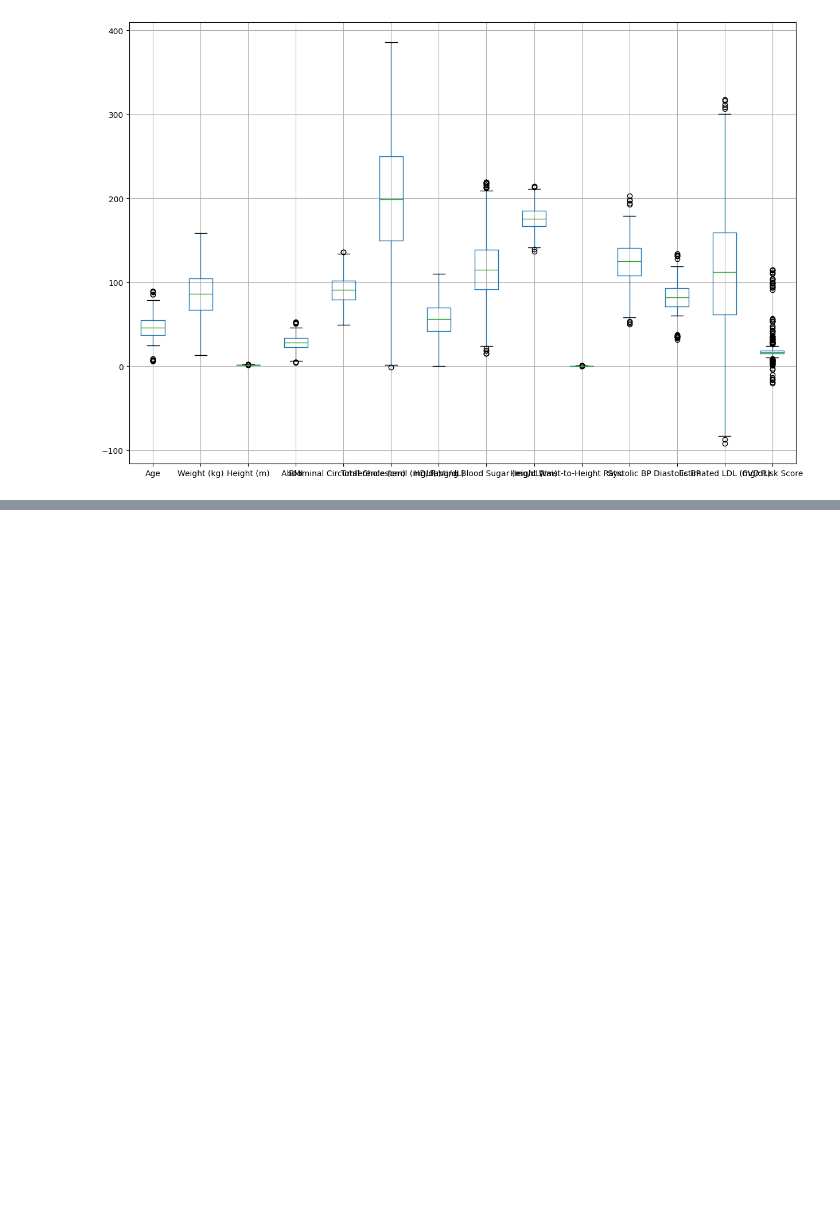
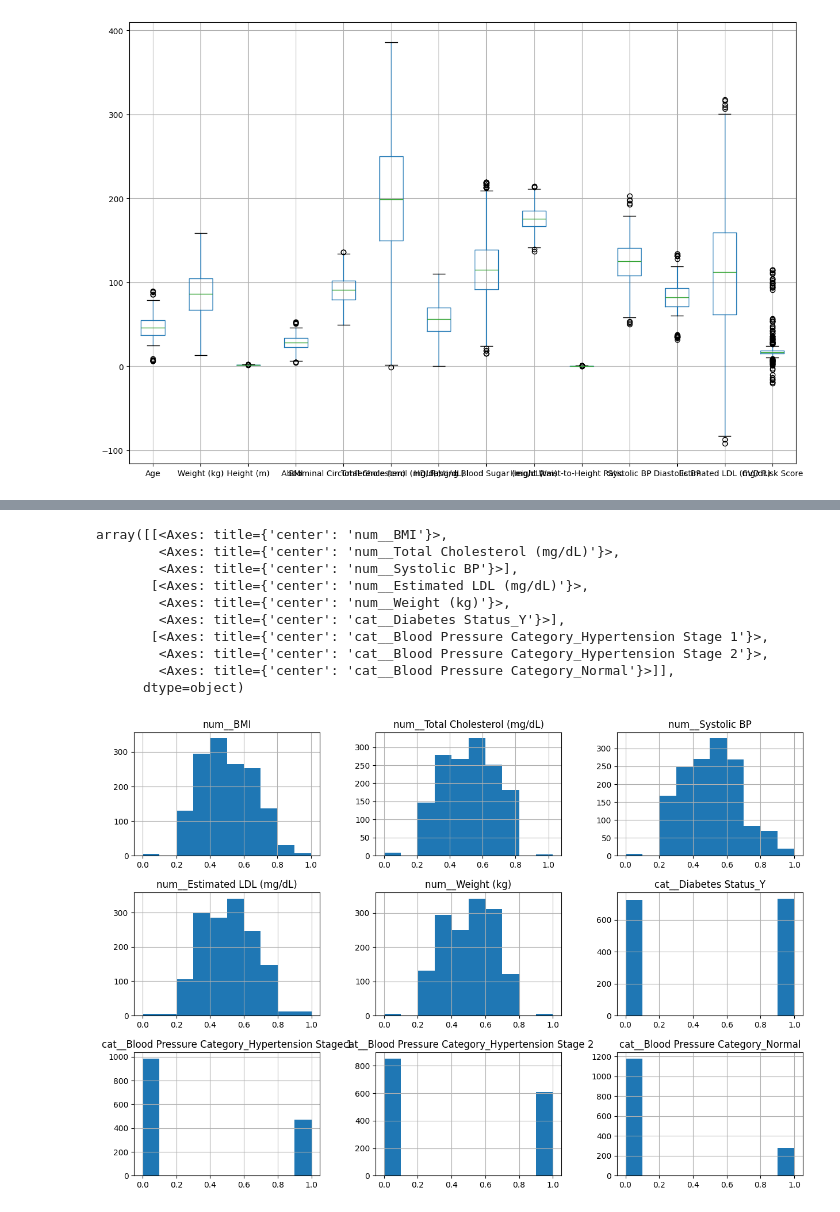
Before and after one commit to jeronimov10/Aprendizaje-en-maquina, a Jupyter notebook: Labs/lab1/lab1.ipynb, the cells around one changed output, grey strips where cells are left out. Cells and saved outputs as stored; diff of their text form; code cells hidden in the pictures; blank space fills up the shorter version.

```diff
--- a/Labs/lab1/lab1.ipynb
+++ b/Labs/lab1/lab1.ipynb
@@ -516,0 +468,7 @@ R2-score: 0.55
+# %%
+pipeline_modelo2 = Pipeline(steps=[
+    ('capping_outliers', capping_outliers_tr),
+    ('preprocesamiento', preprocessor_m2),
+])
+
+pipeline_modelo2
@@ -516,0 +493,8 @@ R2-score: 0.55
+# %%
+Xt_train_m2 = pipeline_modelo2.fit_transform(X_train)
+
+
+feature_names_m2 = pipeline_modelo2.named_steps['preprocesamiento'].get_feature_names_out()
+Xt_train_m2_df = pd.DataFrame(Xt_train_m2.toarray() if hasattr(Xt_train_m2, 'toarray') else Xt_train_m2,columns=feature_names_m2, index=X_train.index)
+
+Xt_train_m2_df.head()
@@ -516,0 +508,26 @@ R2-score: 0.55
+# %%
+#test Modelo 1
+Xt_test_m1 = pipeline_modelo1.transform(X_test)
+feature_names_m1 = pipeline_modelo1.named_steps['preprocesamiento'].get_feature_names_out()
+Xt_test_m1_df = pd.DataFrame(Xt_test_m1, columns=feature_names_m1, index=X_test.index)
+
+#test Modelo 2
+Xt_test_m2 = pipeline_modelo2.transform(X_test)
+feature_names_m2 = pipeline_modelo2.named_steps['preprocesamiento'].get_feature_names_out()
+Xt_test_m2_df = pd.DataFrame(Xt_test_m2.toarray() if hasattr(Xt_test_m2, 'toarray') else Xt_test_m2,columns=feature_names_m2, index=X_test.index)
+# %%
+rta_df = pd.concat([Xt_train_m2_df, Xt_test_m2_df])
+# %%
+rta_df.hist(figsize=(15,10))
+# %% [output]
+array([[<Axes: title={'center': 'num__BMI'}>,
+        <Axes: title={'center': 'num__Total Cholesterol (mg/dL)'}>,
+        <Axes: title={'center': 'num__Systolic BP'}>],
+       [<Axes: title={'center': 'num__Estimated LDL (mg/dL)'}>,
+        <Axes: title={'center': 'num__Weight (kg)'}>,
+        <Axes: title={'center': 'cat__Diabetes Status_Y'}>],
+       [<Axes: title={'center': 'cat__Blood Pressure Category_Hypertension Stage 1'}>,
+        <Axes: title={'center': 'cat__Blood Pressure Category_Hypertension Stage 2'}>,
+        <Axes: title={'center': 'cat__Blood Pressure Category_Normal'}>]],
+      dtype=object)
+[figure, added]
```
Also changed, not shown: parts of 100 cells of this notebook, 1 other file.
